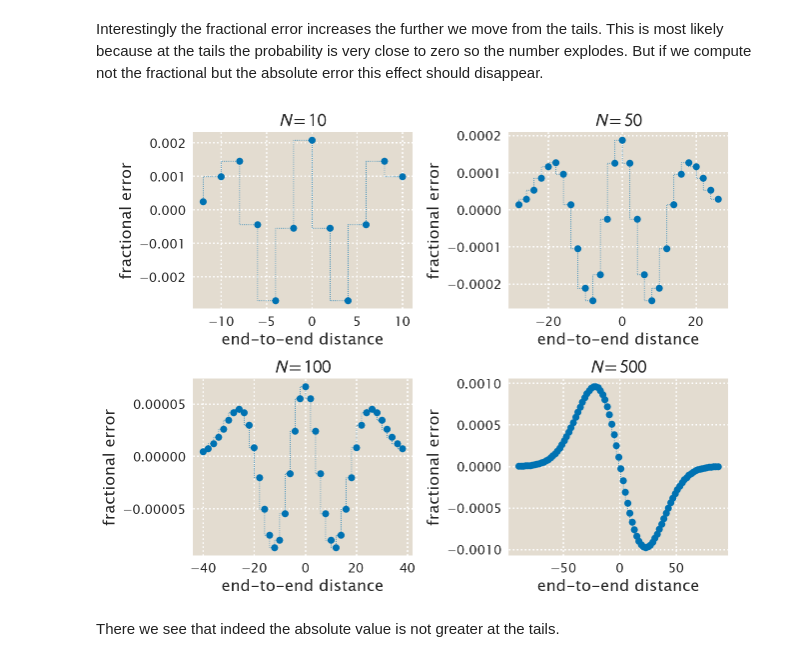
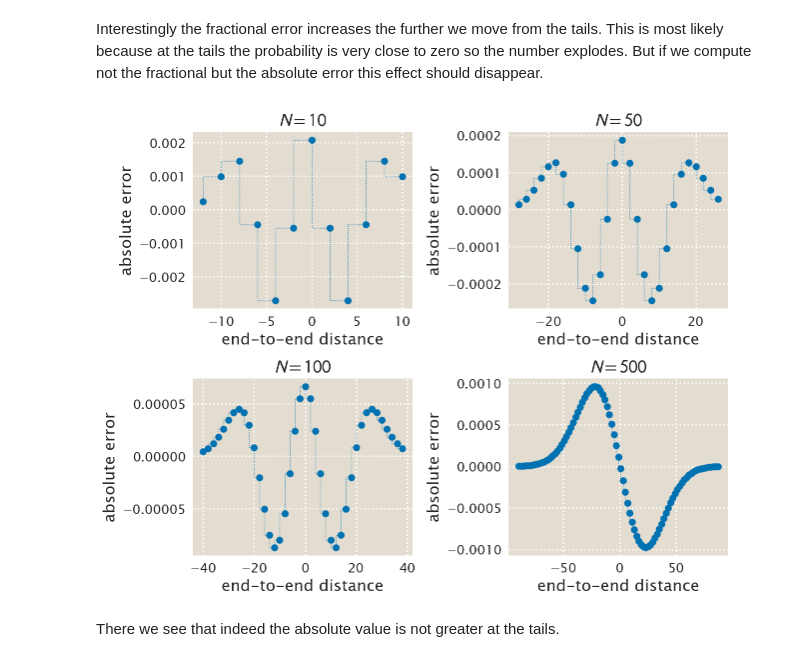
Before and after one commit to mrazomej/pboc, a Jupyter notebook: src/chapter_08.ipynb, the cells around one changed output. Saved outputs shown, nothing was run; the diff lists cells and outputs as text; code cells hidden in the pictures.

```diff
--- a/src/chapter_08.ipynb
+++ b/src/chapter_08.ipynb
@@ -245,34 +245,34 @@ N_array = [10, 50, 100, 500]
 # Define the value of a
 a = 1 # a.u.
 
 # Initialize figure with 4 panels
 fig, ax = plt.subplots(2, 2, figsize=(9, 7))
 ax = ax.ravel() # Flatten the ax array to be 1D rather than 2D
 
 # Loop through each N evaluating the distributions
 for i, N in enumerate(N_array):
     # Select the range to evaluate the functions
     R = np.arange(int(-4 * np.sqrt(N * a**2)),
                       int(4 * np.sqrt(N * a**2)), 2).astype(int)
 
     # Evaluate discrete dist
     PMF = polymer_discrete(R, N, a)
     # Evaluate continuous dist
     PDF = polymer_continuous(R, N, a)
 
     # Plot distributions on top of each other
     ax[i].plot(R, (PDF - PMF), marker='o',
                lw=0.7, drawstyle='steps', linestyle=':')
 
     # Label plot
     ax[i].set_xlabel('end-to-end distance')
-    ax[i].set_ylabel(r'fractional error')
+    ax[i].set_ylabel(r'absolute error')
     ax[i].set_title(r'$N = {:d}$'.format(N))
 
 
 plt.tight_layout()
 plt.savefig(figdir + 'problem_08_04_04.png', bbox_inches='tight')
 # %% [output]
-[figure, old version]
+[figure, new version]
 # %% [markdown]
 There we see that indeed the absolute value is not greater at the tails.
```
